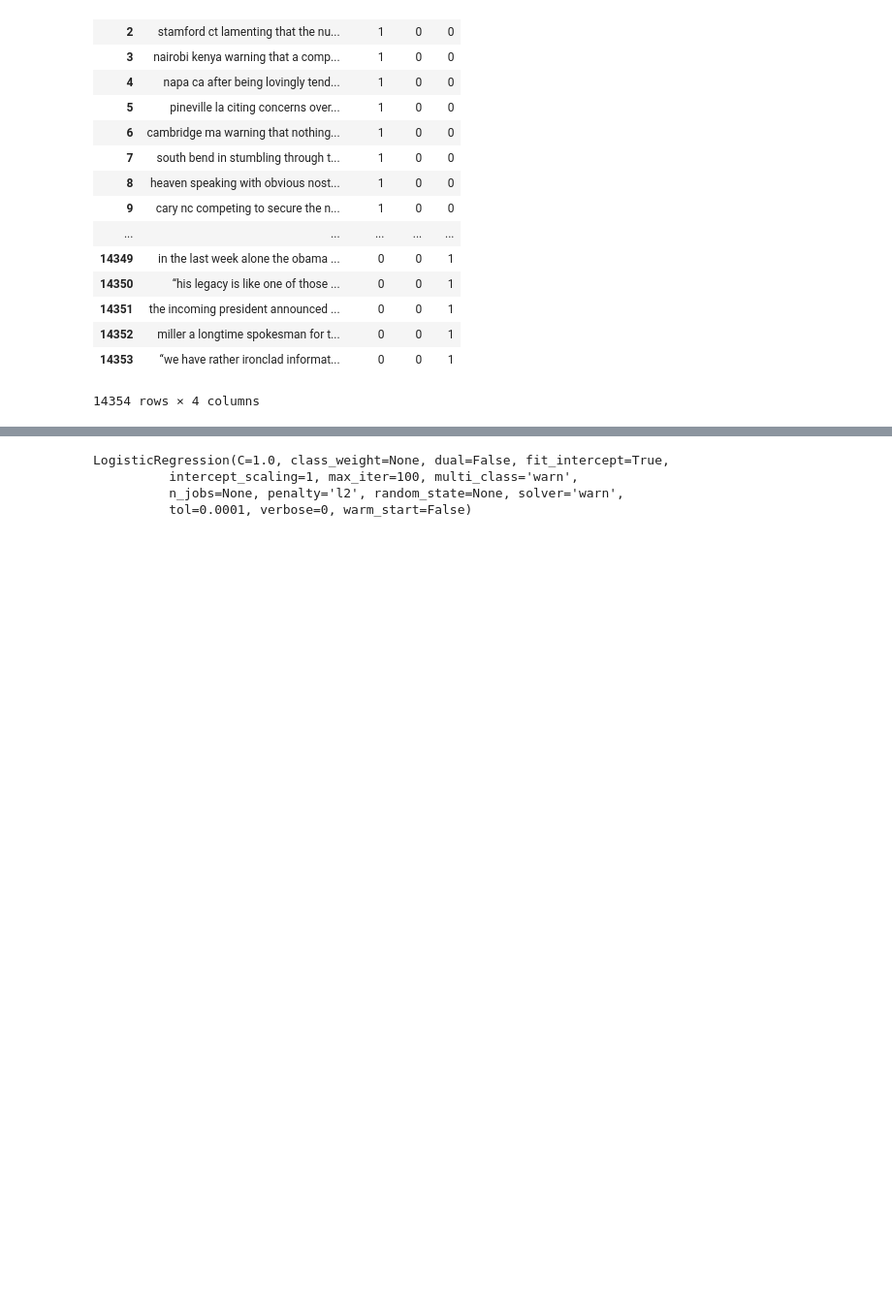
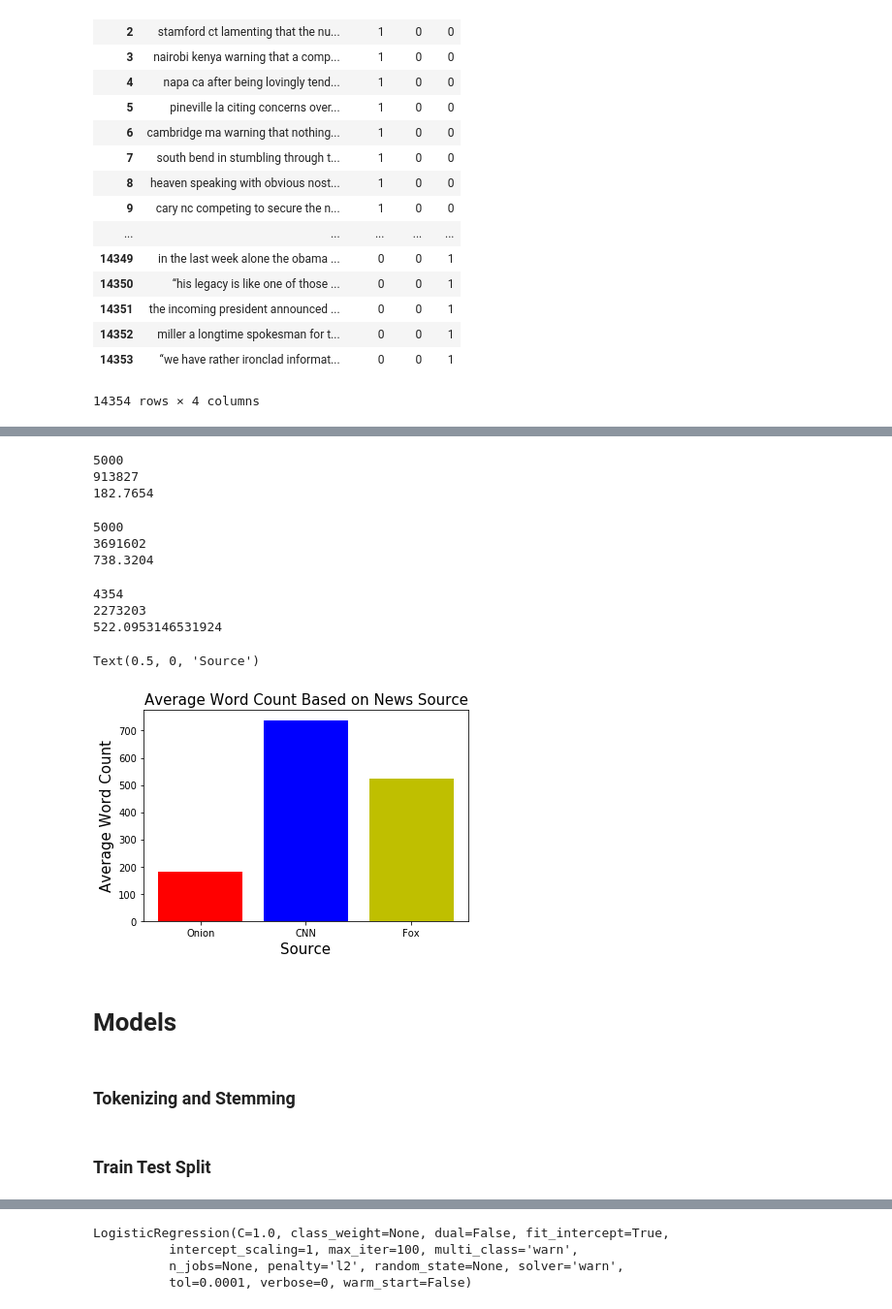
Before and after one commit to johncpolitte/News_or_Satire, a Jupyter notebook: Fresh_notebook_for_cleaning.ipynb, the cells around one changed output, grey strips where cells are left out. Shown at 97% size. Cells and saved outputs as stored; diff of their text form; code cells hidden in the pictures; blank space fills up the shorter version.

```diff
--- a/Fresh_notebook_for_cleaning.ipynb
+++ b/Fresh_notebook_for_cleaning.ipynb
@@ -75,8 +80,43 @@ def word_count(content_list):
     return words/count
+# %%
+onion_word_count = word_count(list(df_final.Article[0:5000]))
+# %% [output]
+5000
+913827
+182.7654
+# %%
+cnn_word_count = word_count(list(df_final.Article[5000:10000]))
+# %% [output]
+5000
+3691602
+738.3204
+# %%
+fox_word_count = word_count(list(df_final.Article[10000:]))
+# %% [output]
+4354
+2273203
+522.0953146531924
+# %%
+word_counts_df = pd.DataFrame([['Onion', onion_word_count], ['CNN', cnn_word_count], ['Fox', fox_word_count]], columns=['Source', 'Average_Word_Count'])
+# %%
+fig, ax = plt.subplots()
+plt.bar(word_counts_df.Source.values,word_counts_df.Average_Word_Count, color ='rby')
+ax.set_title("Average Word Count Based on News Source", fontsize = 15)
+ax.set_ylabel("Average Word Count", fontsize = 15)
+ax.set_xlabel("Source", fontsize = 15)
+# %% [output]
+Text(0.5, 0, 'Source')
+[figure, added]
+# %% [markdown]
+# Models
+# %% [markdown]
+### Tokenizing and Stemming
 # %%
 porter = PorterStemmer()
 # %%
 def tokenize(doc):
     return [porter.stem(word) for word in word_tokenize(doc)]
+# %% [markdown]
+### Train Test Split
 # %%
 docs_train, docs_test, y_train, y_test = train_test_split(df_final['Article'], df_final['Satire'])
```
Also changed, not shown: parts of 13 cells of this notebook.
